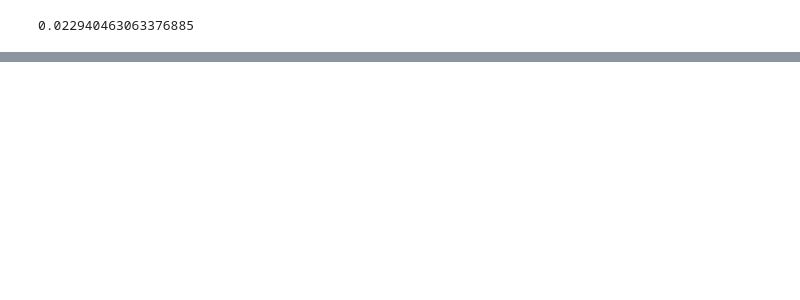
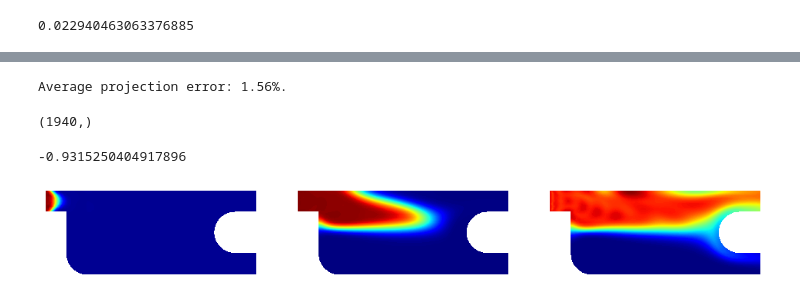
Before and after one commit to Mahshad-RM/MOR, a Jupyter notebook: Assignments_overview_Part_1.ipynb, the cells around one changed output, grey strips where cells are left out. Drawn from its saved outputs; the diff is of its cells as text; code cells hidden in the pictures; blank space fills up the shorter version.

```diff
--- a/Assignments_overview_Part_1.ipynb
+++ b/Assignments_overview_Part_1.ipynb
@@ -87,0 +142,13 @@ print(bottomOutflow(u))
+# %%
+from dlroms import num2p
+Utest = uhom[ntrain:].reshape(-1, Vh.dim()).T
+Uproj = V @ (V.T @ Utest)
+
+errors = np.linalg.norm(Utest - Uproj, axis = 0) / np.linalg.norm(Utest, axis = 0)
+
+ntest = uhom.shape[0] - ntrain
+errors = errors.reshape(ntest, uhom.shape[1])
+
+print("Average projection error: %s." % num2p(errors.max(axis = 1).mean()))
+# %% [output]
+Average projection error: 1.56%.
@@ -87,0 +165,38 @@ print(bottomOutflow(u))
+# %%
+def RBstep(cn, dt, mu):
+    c1, c2, c3 = mu
+    Arb = Mrb + dt * Srb + dt * (c1 * B1rb + c2 * B2rb + c3 * B3rb)
+    Frb = Mrb @ cn
+    return np.linalg.solve(Arb, Frb)
+# %%
+u0 = u0j
+u0.shape
+# %% [output]
+(1940,)
+# %%
+def RBsolver(mu, dt=0.001, steps=700):
+    c0 = V.T @ u0  # Project initial condition to reduced space
+    c = [c0]
+
+    for _ in range(steps):
+        c.append(RBstep(c[-1], dt, mu))
+
+    c = np.stack(c)
+    u = c @ V.T
+    u[0] = u0  # Set initial condition back in full space
+    return u
+# %%
+mu0 = np.array([40, 20, 30])
+uFOM = FOMsolverhom(*mu0)
+uRB = RBsolver(mu0)
+# %%
+# Assuming uFOM is a tuple whe
+
+#fe.animate(uRB[::10], Vh)
+fe.multiplot(uRB[[10, 200, 700]],  (1, 3),Vh)
+
+j_rb = bottomOutflow(uRB)
+print(j_rb)
+# %% [output]
+-0.9315250404917896
+[figure, added]
```
Also changed, not shown: parts of 23 cells of this notebook.
